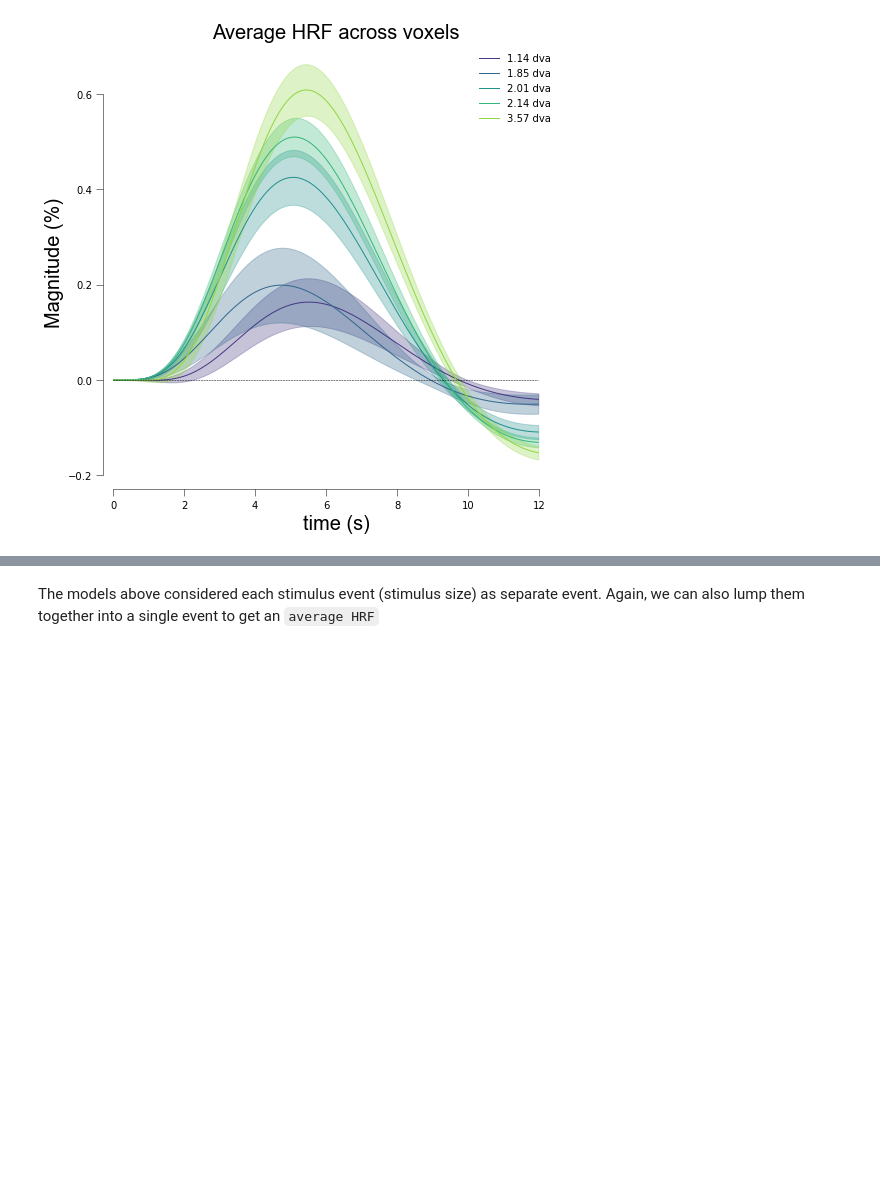
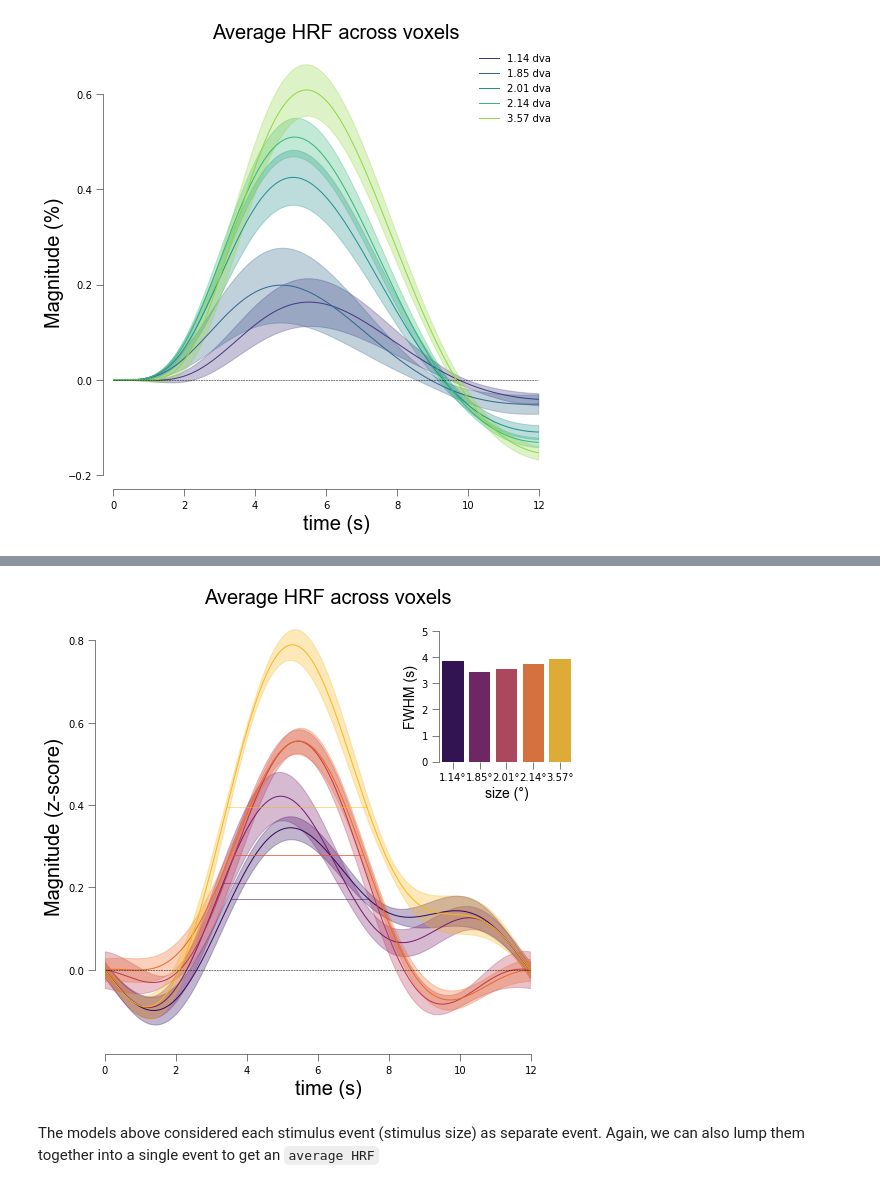
Before and after one commit to gjheij/linescanning, a Jupyter notebook: doc/source/examples/acompcor.ipynb, the cells around one changed output, grey strips where cells are left out. Cells and saved outputs as stored; diff of their text form; code cells hidden in the pictures; blank space fills up the shorter version.

```diff
--- a/doc/source/examples/acompcor.ipynb
+++ b/doc/source/examples/acompcor.ipynb
@@ -223,3 +225,22 @@ Done
+# %%
+nd_fourier.plot_average_per_event(xkcd=False,
+                                  alpha=0.2,
+                                  x_label="time (s)",
+                                  y_label="Magnitude (z-score)",
+                                  add_hline='default',
+                                  sns_trim=True,
+                                  fwhm=True,
+                                  fwhm_lines=True,
+                                  lim=[0,5],
+                                  ticks=[i for i in range(6)],
+                                  fwhm_labels=[
+                                      f"{round(float(ii),2)}°" for ii in nd_fourier.cond],
+                                  add_labels=True,
+                                  x_label2="size (°)",
+                                  y_label2="FWHM (s)",
+                                  cmap='inferno')
+# %% [output]
+[figure, added]
 # %% [markdown]
 The models above considered each stimulus event (stimulus size) as separate event. Again, we can also lump them together into a single event to get an `average HRF`
 # %%
```
Also changed, not shown: parts of 4 cells of this notebook.
